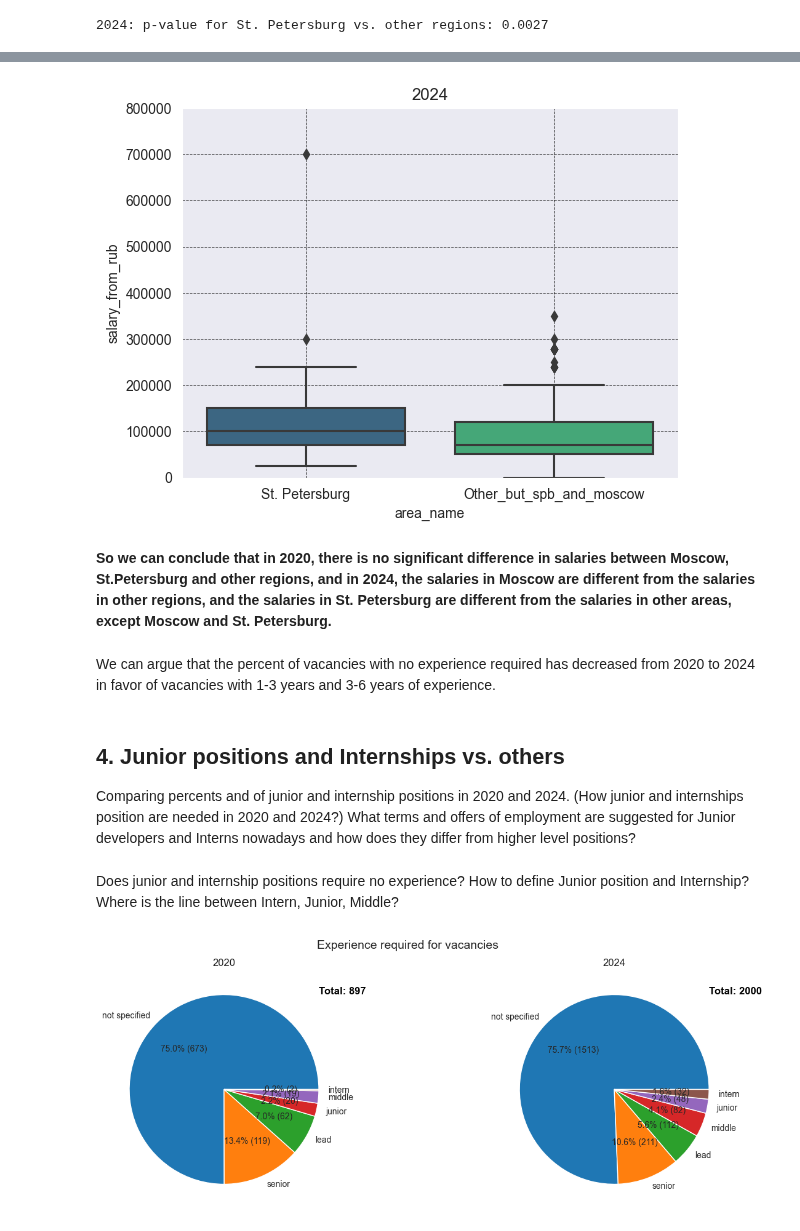
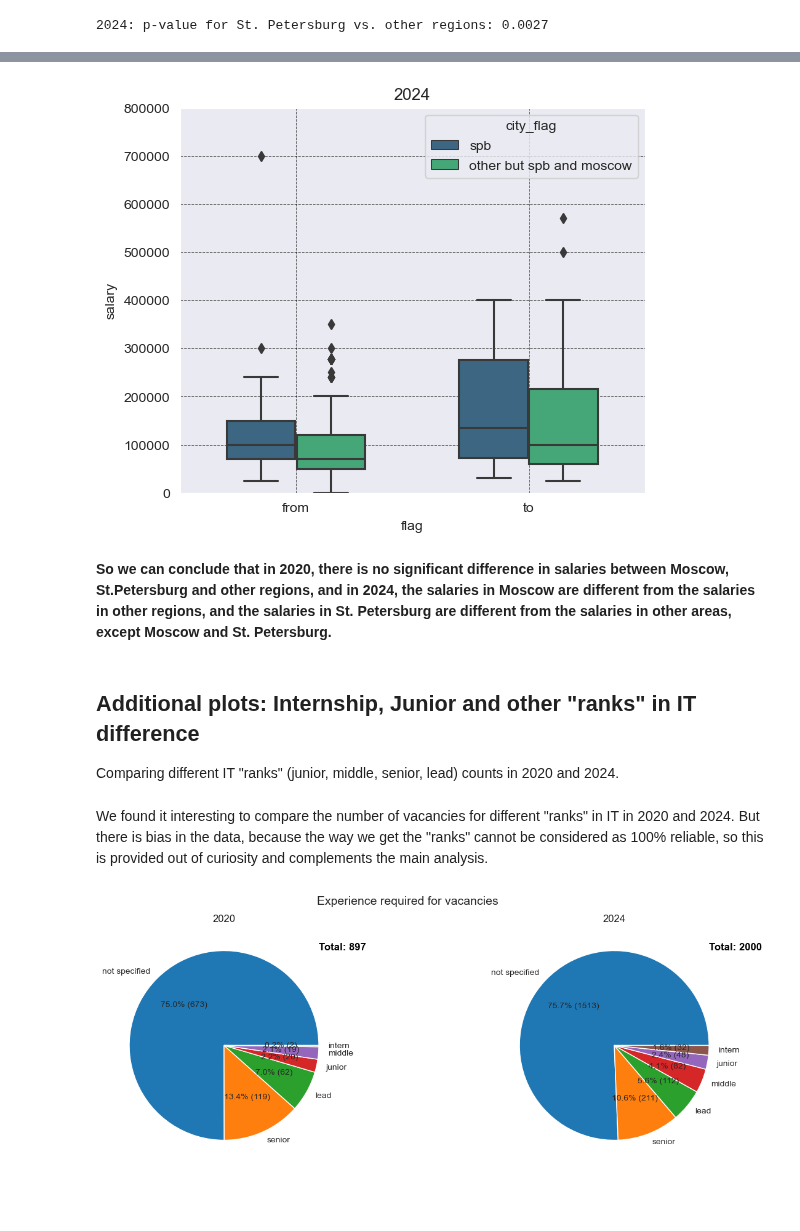
Before and after one commit to sashhhaka/HH-VacancyAnalysis, a Jupyter notebook: exploring.ipynb, the cells around one changed output, grey strips where cells are left out. Drawn from its saved outputs; the diff is of its cells as text; code cells hidden in the pictures; blank space fills up the shorter version.

```diff
--- a/exploring.ipynb
+++ b/exploring.ipynb
@@ -740,24 +784,44 @@ plt.show()
 # %%
-# plot hist for salaries in Санкт-Петербург, and areas except Москва and Санкт-Петербург
-sns.boxplot(x='area_name', y='salary_from_rub', data=pd.concat([df_spb_24, df_other_but_spb_and_moscow]),
-            palette='viridis')
+data24_to = df24[df24['salary_to_rub'].notna()]
+
+df_spb_24_to = data24_to[data24_to['area_name'] == 'Санкт-Петербург']
+df_other_but_spb_and_moscow_to = data24_to[data24_to['area_name'] != 'Санкт-Петербург'][data24_to['area_name'] != 'Москва']
+df_other_but_spb_and_moscow_to['area_name'] = 'Other_but_spb_and_moscow'
+
+# assign to or from flag
+df_spb_24_to = df_spb_24_to.assign(flag='to')
+df_other_but_spb_and_moscow_to = df_other_but_spb_and_moscow_to.assign(flag='to')
+df_spb_24 = df_spb_24.assign(flag='from')
+df_other_but_spb_and_moscow = df_other_but_spb_and_moscow.assign(flag='from')
+
+
+df_spb_24 = df_spb_24.assign(city_flag='spb')
+df_other_but_spb_and_moscow = df_other_but_spb_and_moscow.assign(city_flag='other but spb and moscow')
+df_other_but_spb_and_moscow_to = df_other_but_spb_and_moscow_to.assign(city_flag='other but spb and moscow')
+df_spb_24_to = df_spb_24_to.assign(city_flag='spb')
+combined = pd.concat([df_spb_24, df_other_but_spb_and_moscow, df_spb_24_to, df_other_but_spb_and_moscow_to])
+
+# make one column for salary based on flag
+combined['salary'] = combined.apply(lambda x: x['salary_from_rub'] if x['flag'] == 'from' else x['salary_to_rub'],
+                                     axis=1)
+
+
+plt.figure(figsize=(6, 5))
+sns.boxplot(x='flag', y='salary', hue='city_flag', data=combined,
+            palette='viridis', width=0.6)
 plt.title('2024')
 plt.ylim(0, 800000)
 plt.grid(True, linestyle='--', linewidth=0.5, color='black', alpha=0.7)
 plt.show()
 # %% [output]
-[figure, old version]
+[figure, new version]
 # %% [markdown]
 **So we can conclude that in 2020, there is no significant difference in salaries between Moscow, St.Petersburg and other regions, and in 2024, the salaries in Moscow are different from the salaries in other regions, and the salaries in St. Petersburg are different from the salaries in other areas, except Moscow and St. Petersburg.**
-# %% [markdown]
-We can argue that the percent of vacancies with no experience required has decreased from 2020 to 2024 in favor of vacancies with 1-3 years and 3-6 years of experience.
 # %% [markdown]
-## 4. Junior positions and Internships vs. others
-Comparing percents and of junior and internship positions in 2020 and 2024. (How junior and internships position are needed in 2020 and 2024?)
-What terms and offers of employment are suggested for Junior developers and Interns nowadays and how does they differ from higher level positions?
+## Additional plots: Internship, Junior and other "ranks" in IT difference
+Comparing different IT "ranks" (junior, middle, senior, lead) counts in 2020 and 2024.
 # %% [markdown]
-Does junior and internship positions require no experience?
-How to define Junior position and Internship? Where is the line between Intern, Junior, Middle?
+We found it interesting to compare the number of vacancies for different "ranks" in IT in 2020 and 2024. But there is bias in the data, because the way we get the "ranks" cannot be considered as 100% reliable, so this is provided out of curiosity and complements the main analysis.
 # %%
 words_to_match_int = ['intern', 'стажер', 'стажёр', 'trainee', 'практикант']
 words_to_match_jun = ['junior', 'джуниор', 'младший', 'jun']
```
Also changed, not shown: parts of 28 cells of this notebook, 3 other files.
